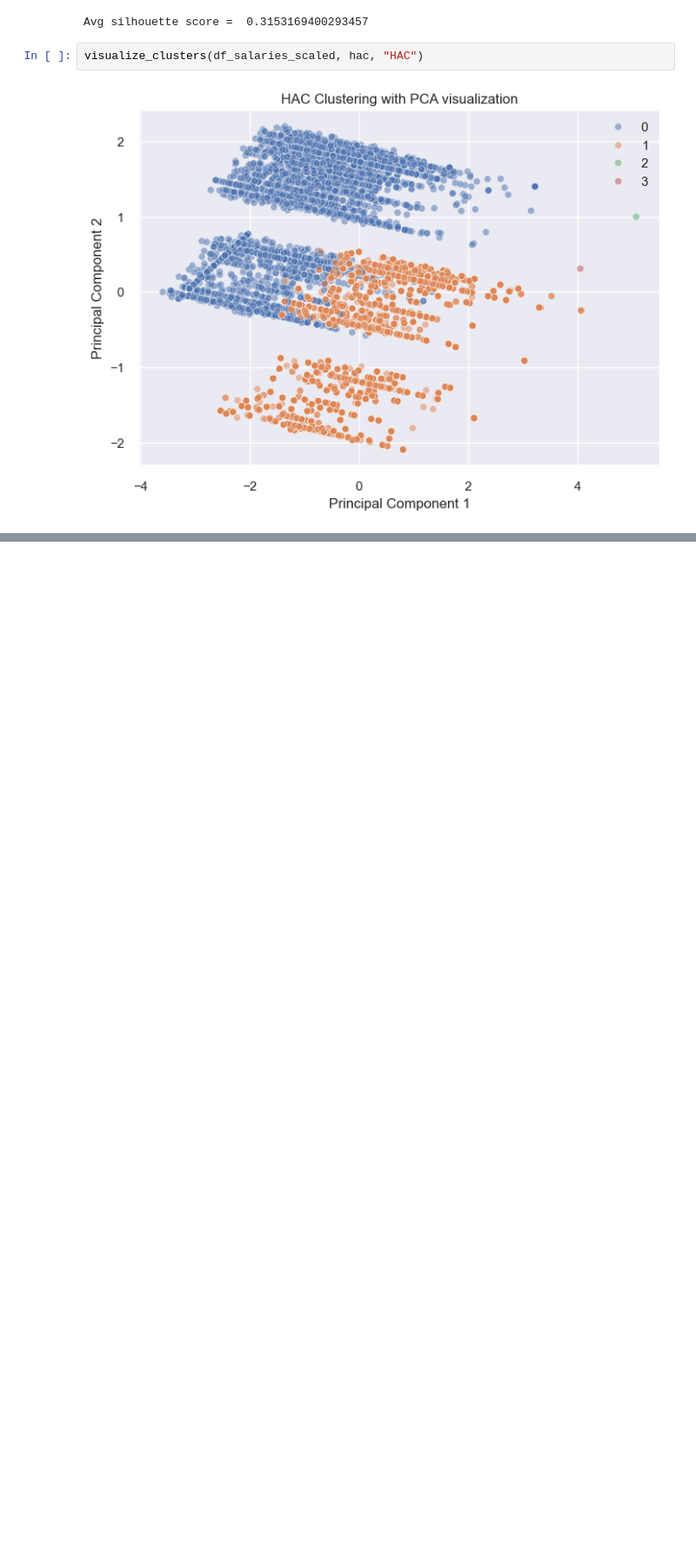
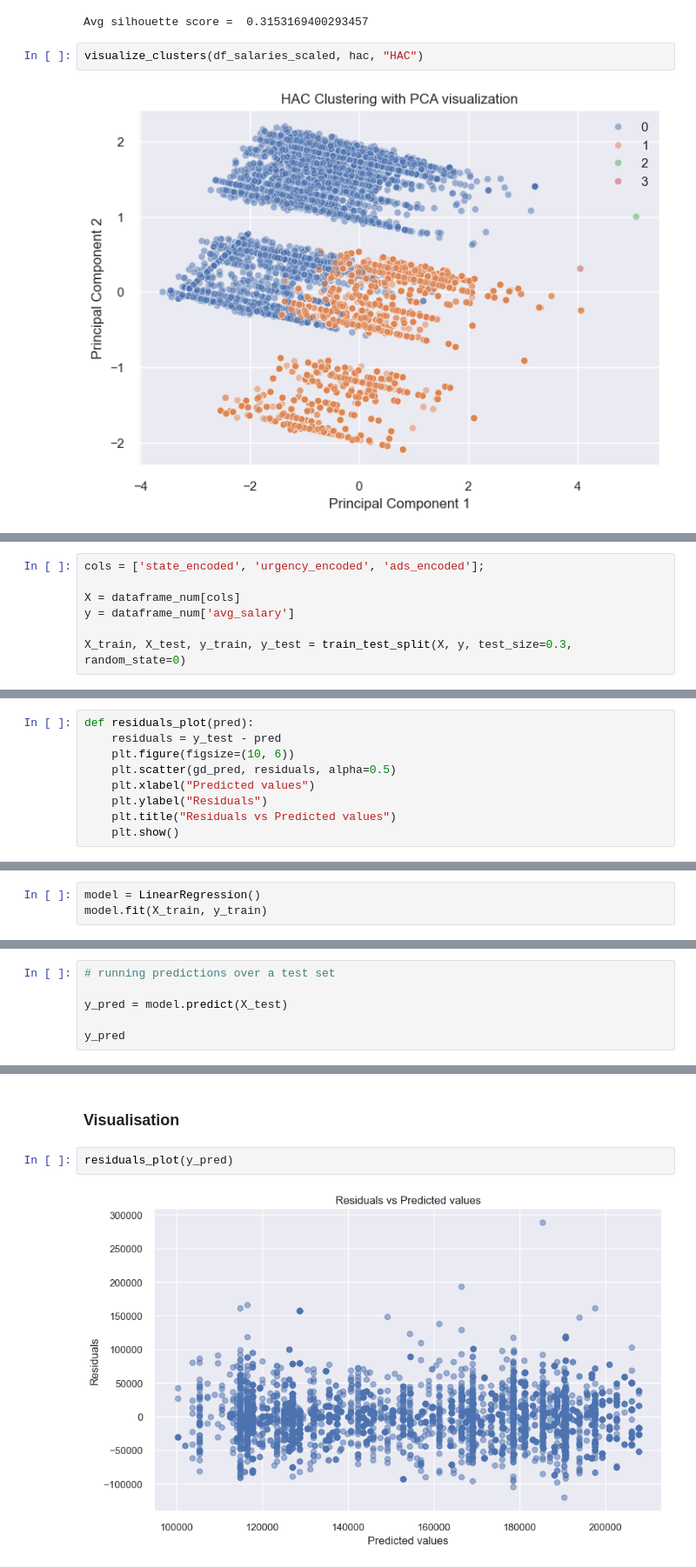
Before and after one commit to svkorepanov/aeds_sg3_salaries, a Jupyter notebook: ADES_WG3_assignment.ipynb, the cells around one changed output, grey strips where cells are left out. Shown at 87% size. Saved outputs shown, nothing was run; the diff lists cells and outputs as text; blank space fills up the shorter version.

Commit message:
Regression Decision Tree

```diff
--- a/ADES_WG3_assignment.ipynb
+++ b/ADES_WG3_assignment.ipynb
@@ -611,0 +623,7 @@ visualize_clusters(df_salaries_scaled, hac, "HAC")
+# %%
+cols = ['state_encoded', 'urgency_encoded', 'ads_encoded'];
+
+X = dataframe_num[cols]
+y = dataframe_num['avg_salary']
+
+X_train, X_test, y_train, y_test = train_test_split(X, y, test_size=0.3, random_state=0)
@@ -611,0 +644,9 @@ visualize_clusters(df_salaries_scaled, hac, "HAC")
+# %%
+def residuals_plot(pred):
+    residuals = y_test - pred
+    plt.figure(figsize=(10, 6))
+    plt.scatter(gd_pred, residuals, alpha=0.5)
+    plt.xlabel("Predicted values")
+    plt.ylabel("Residuals")
+    plt.title("Residuals vs Predicted values")
+    plt.show()
@@ -611,0 +655,3 @@ visualize_clusters(df_salaries_scaled, hac, "HAC")
+# %%
+model = LinearRegression()
+model.fit(X_train, y_train)
@@ -611,0 +660,6 @@ visualize_clusters(df_salaries_scaled, hac, "HAC")
+# %%
+# running predictions over a test set
+
+y_pred = model.predict(X_test)
+
+y_pred
@@ -611,0 +695,6 @@ visualize_clusters(df_salaries_scaled, hac, "HAC")
+# %% [markdown]
+### Visualisation
+# %%
+residuals_plot(y_pred)
+# %% [output]
+[figure, added]
```
Also changed, not shown: parts of 40 cells of this notebook, 1 other file.
